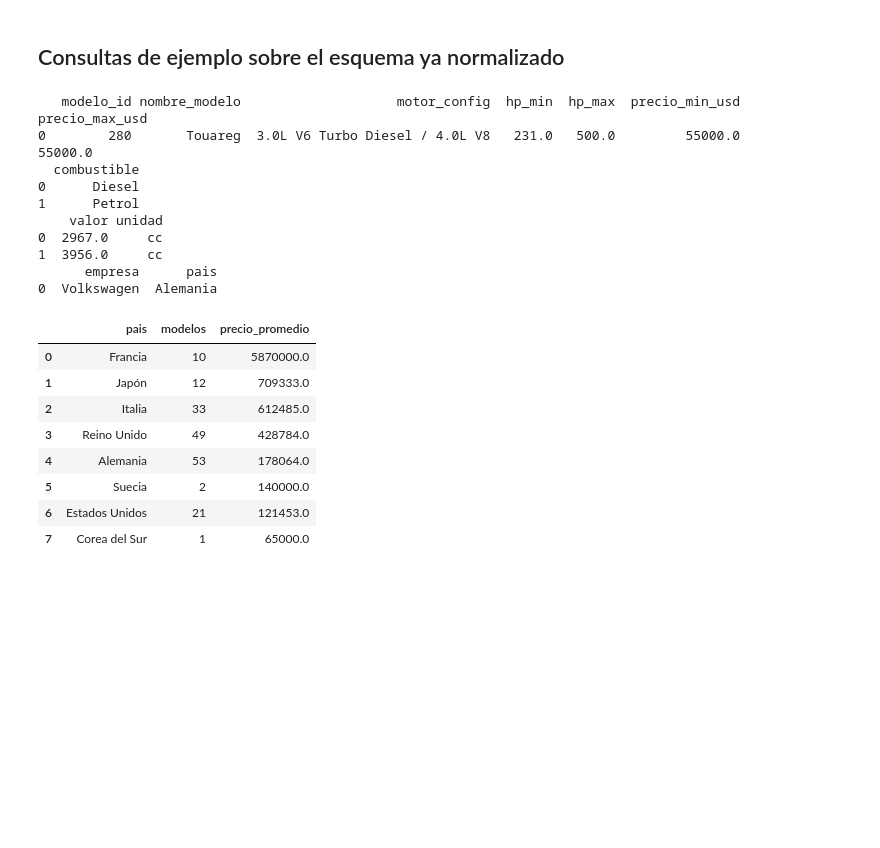
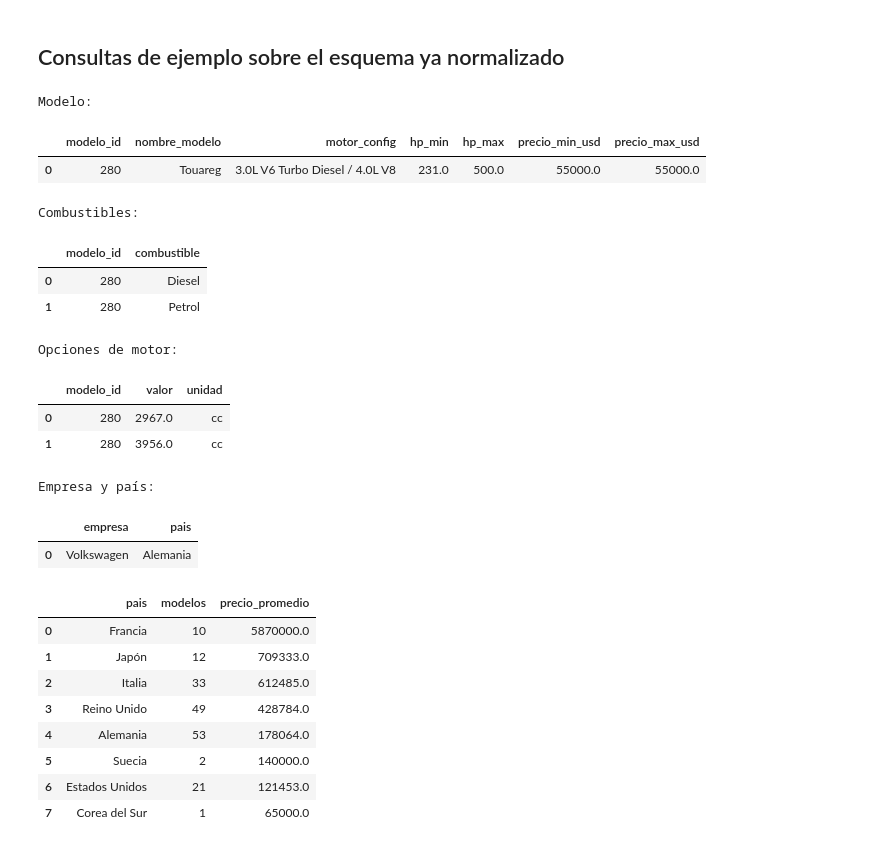
Before and after one commit to Alexiss2077/Modelo-Relacional-Formal, a Jupyter notebook: cars_normalizacion_sqlserver.ipynb, the cells around one changed output. Cells and saved outputs as stored; diff of their text form; code cells hidden in the pictures; blank space fills up the shorter version.

```diff
--- a/cars_normalizacion_sqlserver.ipynb
+++ b/cars_normalizacion_sqlserver.ipynb
@@ -439,45 +446,57 @@ modelo_opcion_motor 1311 filas
 # %% [markdown]
 ## Consultas de ejemplo sobre el esquema ya normalizado
 # %%
-# Datos del Touareg, SIN usar JOIN: una consulta por tabla, relacionadas con subconsultas
+from IPython.display import display
+
+# Datos de TODOS los "Touareg", SIN usar JOIN: una consulta por tabla, relacionadas con subconsultas (IN)
 datos = pd.read_sql(text("""
     SELECT modelo_id, nombre_modelo, motor_config, hp_min, hp_max, precio_min_usd, precio_max_usd
     FROM dbo.modelo
     WHERE nombre_modelo = 'Touareg'
 """), engine)
-print(datos)
+print("Modelo:")
+display(datos)
 
 combustibles = pd.read_sql(text("""
-    SELECT combustible
+    SELECT modelo_id, combustible
     FROM dbo.modelo_combustible
-    WHERE modelo_id = (SELECT modelo_id FROM dbo.modelo WHERE nombre_modelo = 'Touareg')
+    WHERE modelo_id IN (SELECT modelo_id FROM dbo.modelo WHERE nombre_modelo = 'Touareg')
+    ORDER BY modelo_id, combustible
 """), engine)
-print(combustibles)
+print("Combustibles:")
+display(combustibles)
 
 motores = pd.read_sql(text("""
-    SELECT valor, unidad
+    SELECT modelo_id, valor, unidad
     FROM dbo.modelo_opcion_motor
-    WHERE modelo_id = (SELECT modelo_id FROM dbo.modelo WHERE nombre_modelo = 'Touareg')
+    WHERE modelo_id IN (SELECT modelo_id FROM dbo.modelo WHERE nombre_modelo = 'Touareg')
+    ORDER BY modelo_id, valor
 """), engine)
-print(motores)
+print("Opciones de motor:")
+display(motores)
 
 empresa_pais = pd.read_sql(text("""
-    SELECT nombre AS empresa, pais
+    SELECT DISTINCT nombre AS empresa, pais
     FROM dbo.empresa
-    WHERE empresa_id = (SELECT empresa_id FROM dbo.modelo WHERE nombre_modelo = 'Touareg')
+    WHERE empresa_id IN (SELECT empresa_id FROM dbo.modelo WHERE nombre_modelo = 'Touareg')
 """), engine)
-print(empresa_pais)
+print("Empresa y país:")
+display(empresa_pais)
 # %% [output]
-   modelo_id nombre_modelo                    motor_config  hp_min  hp_max  precio_min_usd  precio_max_usd
-0        280       Touareg  3.0L V6 Turbo Diesel / 4.0L V8   231.0   500.0         55000.0         55000.0
-  combustible
-0      Diesel
-1      Petrol
-    valor unidad
-0  2967.0     cc
-1  3956.0     cc
-      empresa      pais
-0  Volkswagen  Alemania
+Modelo:
+|  | modelo_id | nombre_modelo | motor_config | hp_min | hp_max | precio_min_usd | precio_max_usd |
+| 0 | 280 | Touareg | 3.0L V6 Turbo Diesel / 4.0L V8 | 231.0 | 500.0 | 55000.0 | 55000.0 |
+Combustibles:
+|  | modelo_id | combustible |
+| 0 | 280 | Diesel |
+| 1 | 280 | Petrol |
+Opciones de motor:
+|  | modelo_id | valor | unidad |
+| 0 | 280 | 2967.0 | cc |
+| 1 | 280 | 3956.0 | cc |
+Empresa y país:
+|  | empresa | pais |
+| 0 | Volkswagen | Alemania |
 # %%
 # Precio promedio por país, solo autos con más de 500 hp (con subconsulta, sin JOIN)
 # SQL Server no permite una subconsulta directamente en GROUP BY: primero se resuelve
```
Also changed, not shown: parts of 3 cells of this notebook.
